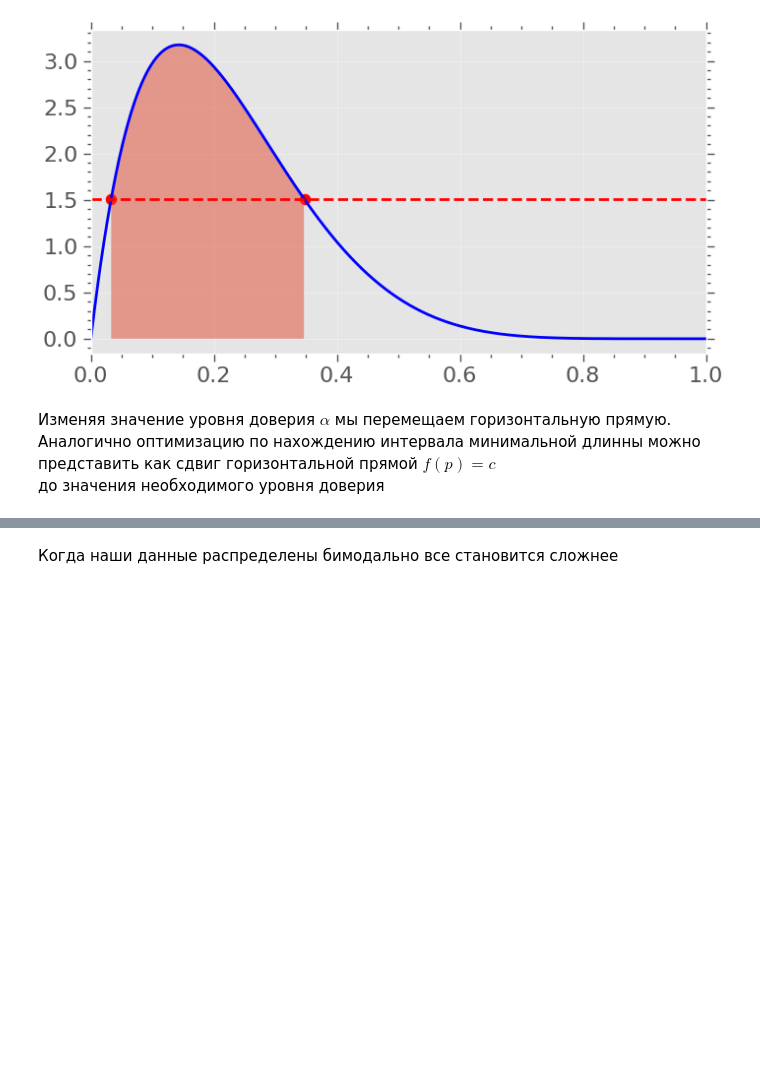
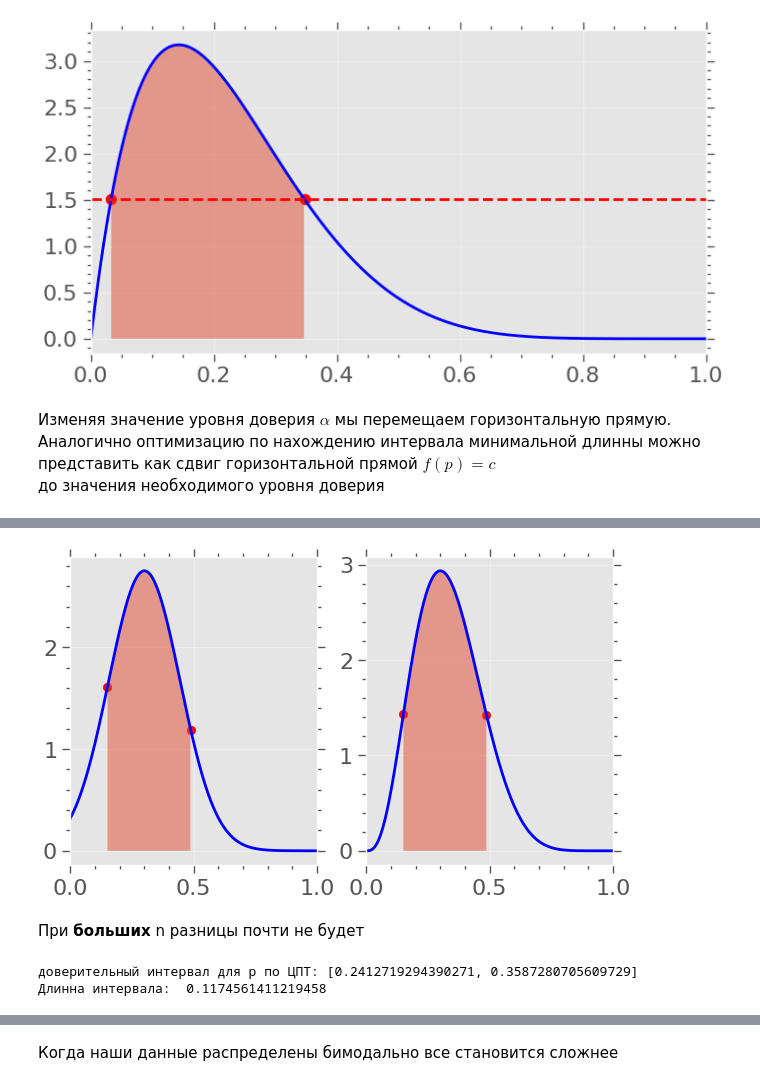
Before and after one commit to 2reckey/Bayesian_Stats, a Jupyter notebook: Stats and Game theory/04_Байесовская_статистика_Доверительные_интервалы.ipynb, the cells around one changed output, grey strips where cells are left out. Drawn from its saved outputs; the diff is of its cells as text; code cells hidden in the pictures; blank space fills up the shorter version.

```diff
--- a/Stats and Game theory/04_Байесовская_статистика_Доверительные_интервалы.ipynb
+++ b/Stats and Game theory/04_Байесовская_статистика_Доверительные_интервалы.ipynb
@@ -180,0 +264,29 @@ interact(update_interval, alpha=FloatSlider(min=0.01, max=0.99, step=0.01, value
+# %%
+_, axs = plt.subplots(1, 2, figsize=(7, 4))
+
+low_beta, high_beta = interval
+
+plot_continuous_dist_interval(x,y_norm, low_beta, high_beta, ax=axs[0])
+plot_continuous_dist_interval(x,y_beta, low_beta, high_beta, ax=axs[1])
+# %% [output]
+[figure, added]
+# %% [markdown]
+При __больших__ n разницы почти не будет
+# %%
+k = 30
+n = 100
+
+p_hat = k / n
+Var = p_hat * (1 - p_hat)
+
+alpha = 0.8
+
+z_alpha = stats.norm.ppf((1 + alpha) / 2)
+
+low, high = stats.norm.interval(alpha, loc = p_hat, scale = np.sqrt(Var/n))
+
+print(f"доверительный интервал для p по ЦПТ: [{low}, {high}]")
+print("Длинна интервала: ", high-low)
+# %% [output]
+доверительный интервал для p по ЦПТ: [0.2412719294390271, 0.3587280705609729]
+Длинна интервала:  0.1174561411219458
```
Also changed, not shown: parts of 27 cells of this notebook.
